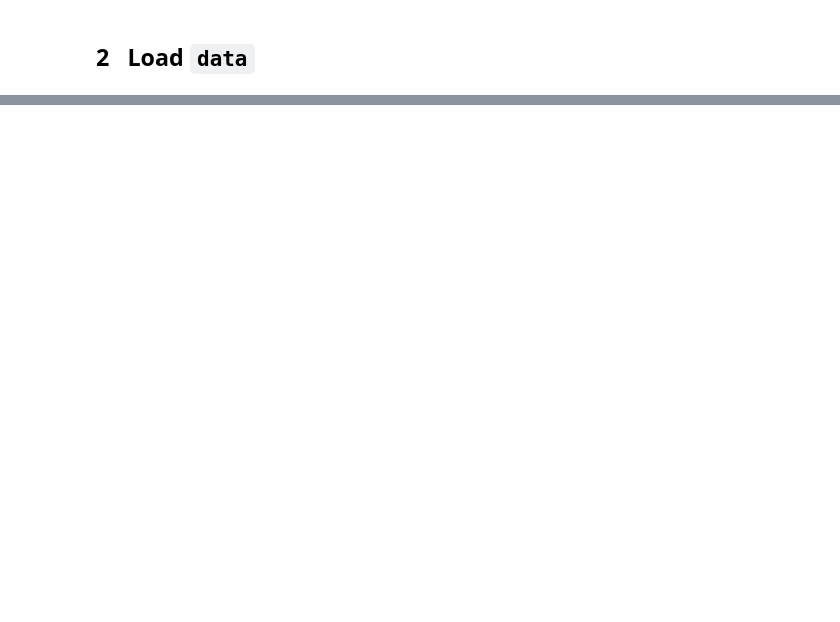
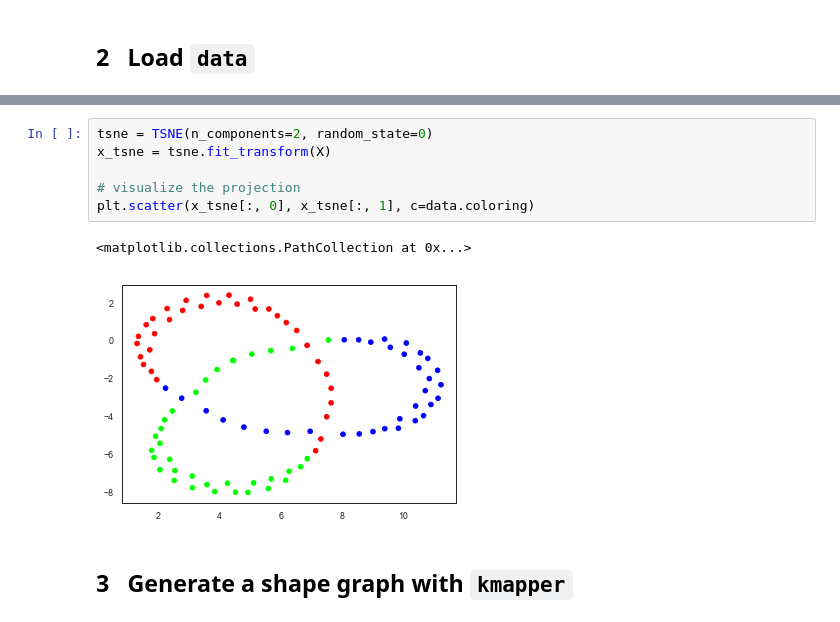
Before and after one commit to braindynamicslab/dyneusr-notebooks, a Jupyter notebook: 01_trefoil_knot/01_trefoil_knot.ipynb, the cells around one changed output, grey strips where cells are left out. Saved outputs shown, nothing was run; the diff lists cells and outputs as text; blank space fills up the shorter version.

```diff
--- a/01_trefoil_knot/01_trefoil_knot.ipynb
+++ b/01_trefoil_knot/01_trefoil_knot.ipynb
@@ -220,0 +99,12 @@ Saving figure, save_as: results/tcm_degree.png
+# %%
+tsne = TSNE(n_components=2, random_state=0)
+x_tsne = tsne.fit_transform(X)
+
+# visualize the projection
+plt.scatter(x_tsne[:, 0], x_tsne[:, 1], c=data.coloring)
+# %% [output]
+<matplotlib.collections.PathCollection at 0x...>
+[figure, added]
+# %% [markdown]
+
+## 3 &nbsp; Generate a shape graph with `kmapper` ##
```
Also changed, not shown: parts of 47 cells of this notebook, 7 other files.
